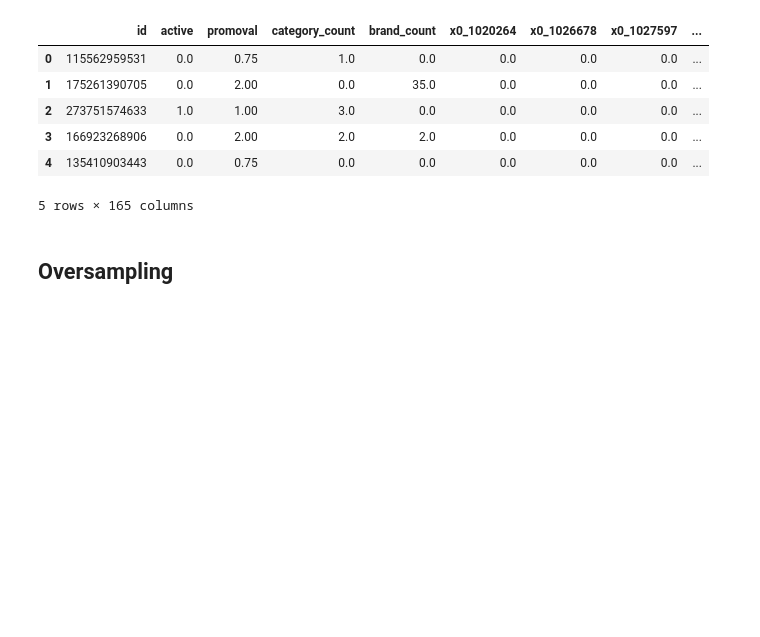
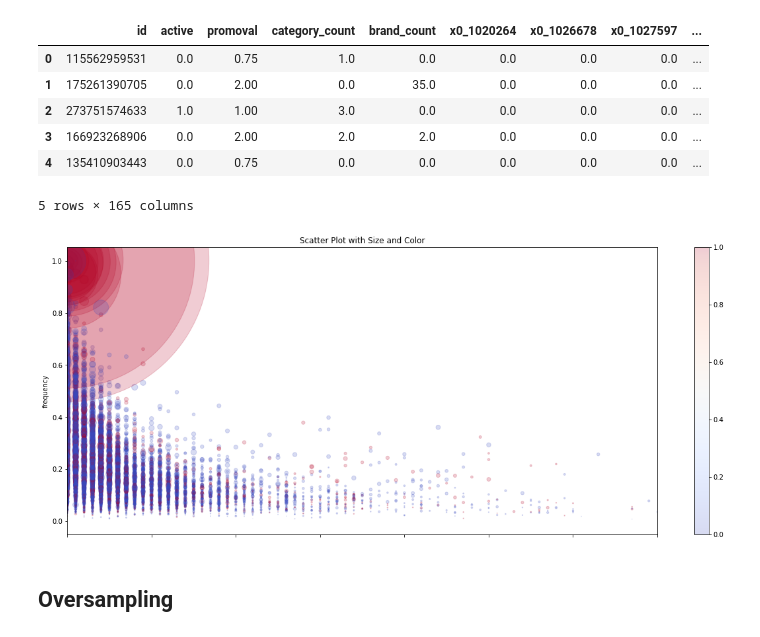
Before and after one commit to MiracleSkyHawk/RSM8521_A5_Final, a Jupyter notebook: Changsong Yang - Assignment 3.ipynb, the cells around one changed output. Saved outputs shown, nothing was run; the diff lists cells and outputs as text; code cells hidden in the pictures; blank space fills up the shorter version.

```diff
--- a/Changsong Yang - Assignment 3.ipynb
+++ b/Changsong Yang - Assignment 3.ipynb
@@ -392,3 +398,24 @@ features.head()
+# %%
+ax = features[['active', 'recency', 'frequency', 'monetary']].plot.scatter(x='recency',
+                                                                         y='frequency',
+                                                                         s=features['monetary']/150,
+                                                                         c=features['active'],
+                                                                         cmap='coolwarm', alpha=0.2, figsize=(20,8))
+
+# Add a colorbar to the plot
+# plt.colorbar(ax.collections[0])
+
+plt.xlim(0, 70)
+
+# Add axis labels and a title to the plot
+plt.xlabel('recency')
+plt.ylabel('frequency')
+plt.title('Scatter Plot with Size and Color')
+
+# Display the plot
+plt.show()
+# %% [output]
+[figure, added]
 # %%
 x_cols = features.columns.to_list()
 x_cols.remove('active')
```
Also changed, not shown: parts of 7 cells of this notebook, 8 other files.
